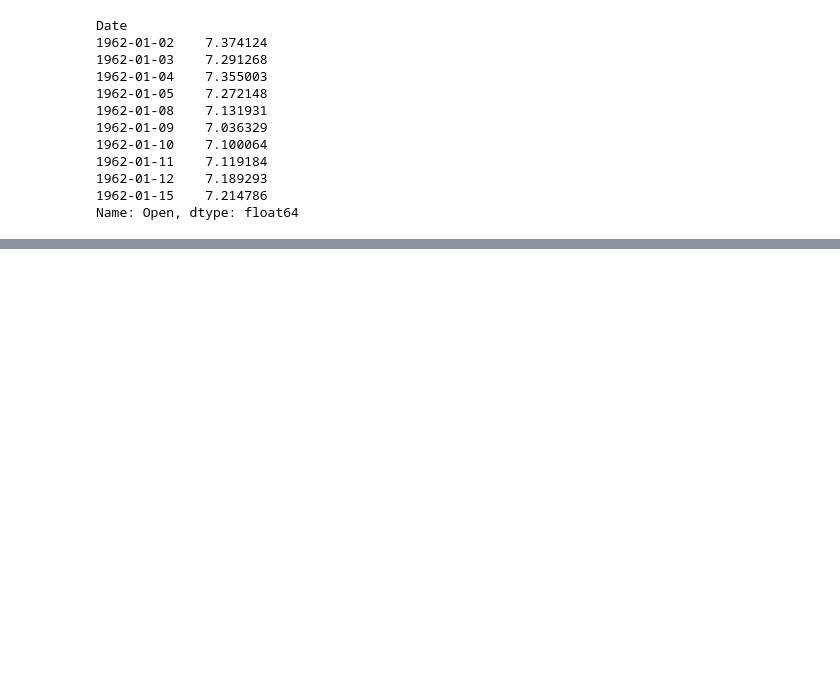
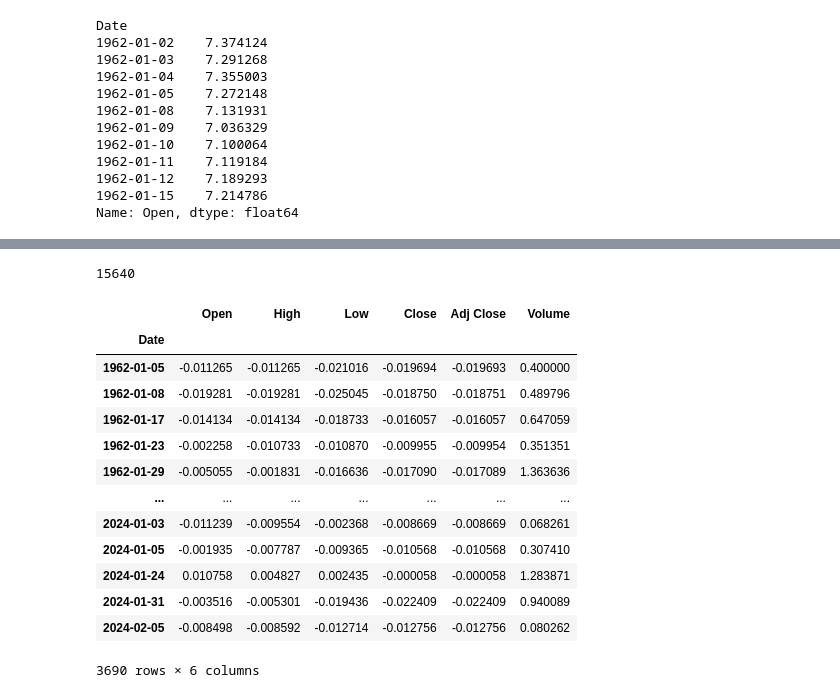
Before and after one commit to pNatTueku/basicPython, a Jupyter notebook: basic_pandas_03.ipynb, the cells around one changed output, grey strips where cells are left out. Drawn from its saved outputs; the diff is of its cells as text; code cells hidden in the pictures; blank space fills up the shorter version.

```diff
--- a/basic_pandas_03.ipynb
+++ b/basic_pandas_03.ipynb
@@ -327,0 +469,24 @@ Name: Open, dtype: float64
+# %%
+len(df_pct)
+# %% [output]
+15640
+# %%
+condition1 = df_pct['Volume'] > 0
+condition2 = df_pct['Close'] < 0
+# %%
+df_pct[condition1 & condition2]
+# %% [output]
+|  | Open | High | Low | Close | Adj Close | Volume |
+| Date |  |  |  |  |  |  |
+| 1962-01-05 | -0.011265 | -0.011265 | -0.021016 | -0.019694 | -0.019693 | 0.400000 |
+| 1962-01-08 | -0.019281 | -0.019281 | -0.025045 | -0.018750 | -0.018751 | 0.489796 |
+| 1962-01-17 | -0.014134 | -0.014134 | -0.018733 | -0.016057 | -0.016057 | 0.647059 |
+| 1962-01-23 | -0.002258 | -0.010733 | -0.010870 | -0.009955 | -0.009954 | 0.351351 |
+| 1962-01-29 | -0.005055 | -0.001831 | -0.016636 | -0.017090 | -0.017089 | 1.363636 |
+| ... | ... | ... | ... | ... | ... | ... |
+| 2024-01-03 | -0.011239 | -0.009554 | -0.002368 | -0.008669 | -0.008669 | 0.068261 |
+| 2024-01-05 | -0.001935 | -0.007787 | -0.009365 | -0.010568 | -0.010568 | 0.307410 |
+| 2024-01-24 | 0.010758 | 0.004827 | 0.002435 | -0.000058 | -0.000058 | 1.283871 |
+| 2024-01-31 | -0.003516 | -0.005301 | -0.019436 | -0.022409 | -0.022409 | 0.940089 |
+| 2024-02-05 | -0.008498 | -0.008592 | -0.012714 | -0.012756 | -0.012756 | 0.080262 |
+3690 rows × 6 columns
```
Also changed, not shown: parts of 16 cells of this notebook.
